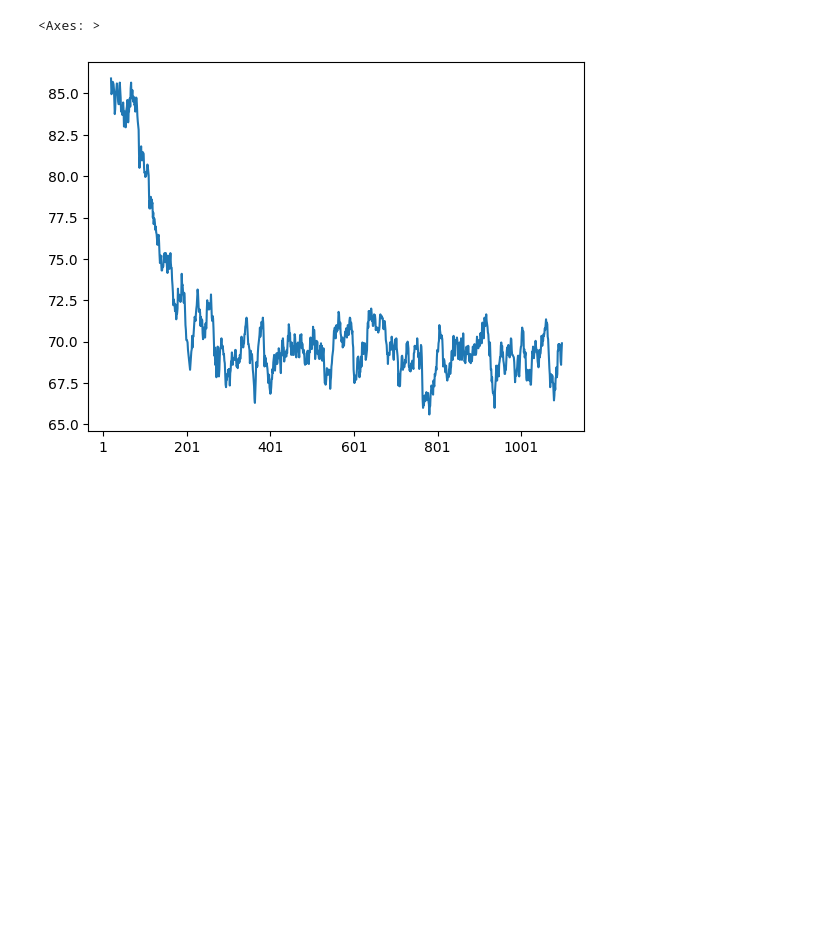
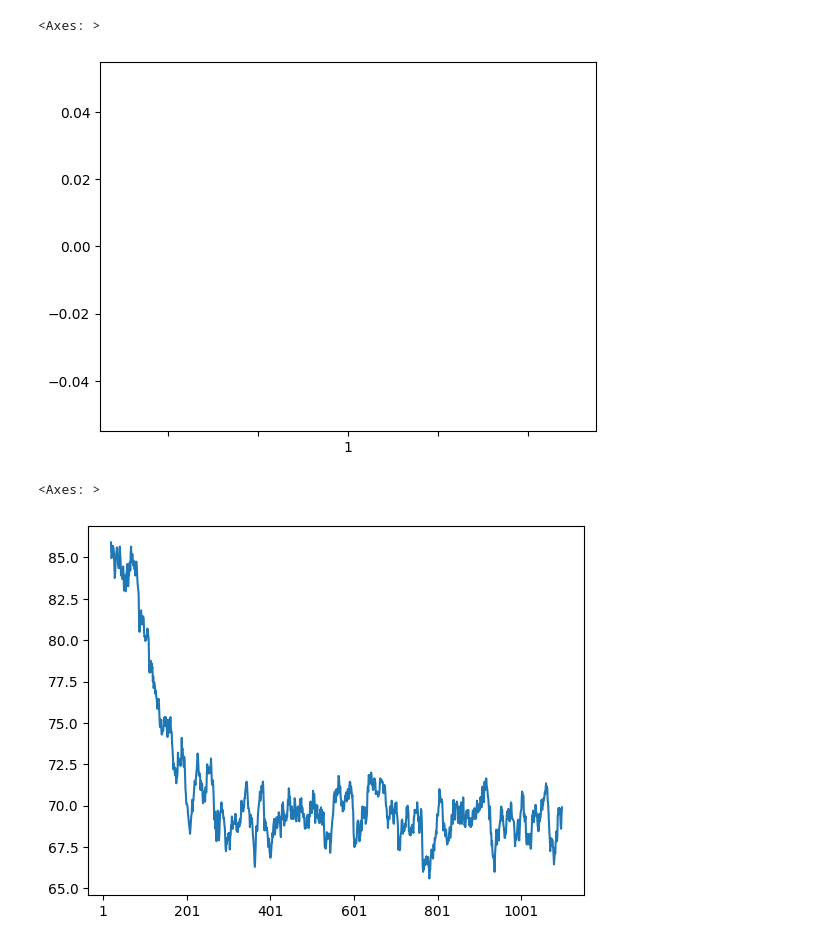
Before and after one commit to lkleinbrodt/life, a Jupyter notebook: life/notebook.ipynb, the cells around one changed output. Saved outputs shown, nothing was run; the diff lists cells and outputs as text; code cells hidden in the pictures; blank space fills up the shorter version.

```diff
--- a/life/notebook.ipynb
+++ b/life/notebook.ipynb
@@ -2,7 +2,5 @@
 import json
 from config import *
 import pandas as pd
-with open(DATA_DIR+'/generation_data.json', 'r') as f:
+with open(DATA_DIR+'/246607787131475/generation_data.json', 'r') as f:
     data = json.load(f)
-death_counts = pd.Series({generation: data['prev_n_died'] for generation, data in data.items()})
-death_counts.rolling(100).mean().plot()
@@ -12,3 +27,9 @@ death_counts.rolling(100).mean().plot()
+# %%
+death_counts = pd.Series({generation: data['prev_n_died']['# Died'] for generation, data in data.items()})
+death_counts.rolling(100).mean().plot()
+# %% [output]
+<Axes: >
+[figure, added]
 # %%
 # %% [output]
 <Axes: >
```
Also changed, not shown: parts of 2 cells of this notebook, 12 other files.
